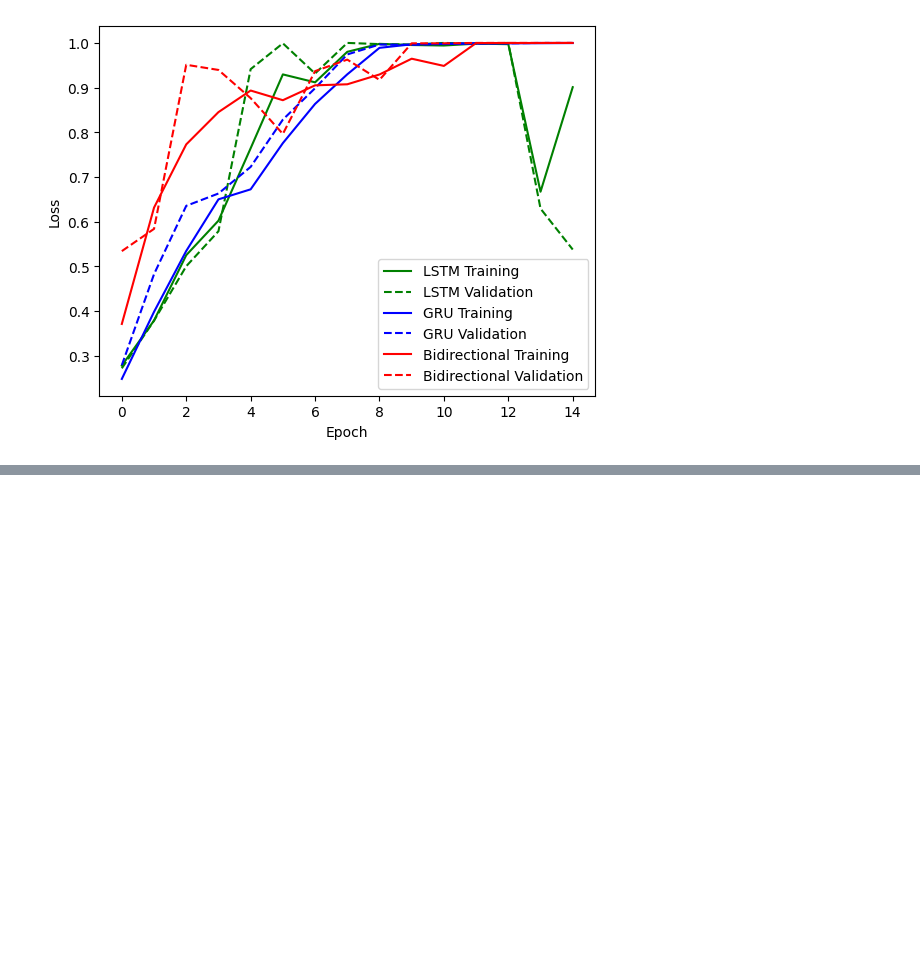
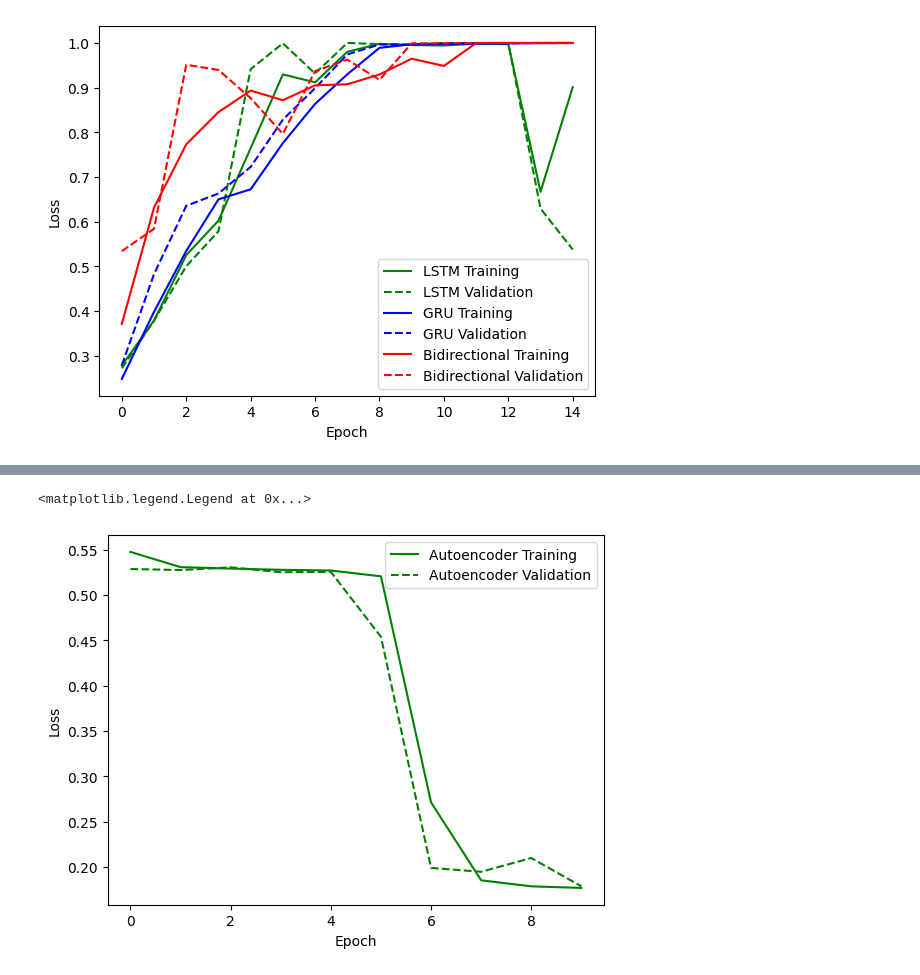
Before and after one commit to AdamBedel/ners590, a Jupyter notebook: labs/abedel_lab7.ipynb, the cells around one changed output, grey strips where cells are left out. Cells and saved outputs as stored; diff of their text form; code cells hidden in the pictures; blank space fills up the shorter version.

```diff
--- a/labs/abedel_lab7.ipynb
+++ b/labs/abedel_lab7.ipynb
@@ -270,0 +467,27 @@ print(lstm_metrics)
+# %%
+from keras.models import Model
+from keras.layers import RepeatVector, TimeDistributed
+
+# Define the encoder
+input_range = Input(shape=xtrain.shape[1:])
+x = GRU(50, kernel_initializer = 'normal', recurrent_regularizer=L1L2(0.01,0.01), return_sequences=True)(input_range)
+x = GRU(25, kernel_initializer = 'normal', recurrent_regularizer=L1L2(0.01,0.01), return_sequences=False)(x)
+encoded = RepeatVector(50)(x) # Bottleneck
+
+encoder = Model(input_range, encoded, name="encoder")
+
+# Define the decoder
+encoded_input = Input(shape=(50, 25)) # The shape from the encoder
+x = GRU(25, kernel_initializer = 'normal', recurrent_regularizer=L1L2(0.01,0.01), return_sequences=True)(encoded_input)
+x = GRU(50, kernel_initializer = 'normal', recurrent_regularizer=L1L2(0.01,0.01), return_sequences=True)(x)
+decoded = TimeDistributed(Dense(1))(x)
+
+decoder = Model(encoded_input, decoded, name="decoder")
+
+# Autoencoder model: connects the encoder and the decoder
+autoencoder_output = decoder(encoder(input_range))
+autoencoder = Model(input_range, autoencoder_output, name="autoencoder")
+autoencoder.summary()
+
+autoencoder.compile(optimizer='adam', loss='mean_absolute_error', metrics=['mean_absolute_error'])
+ae_history = autoencoder.fit(xtrain, xtrain, epochs=10, batch_size=2, validation_split=0.2)
@@ -270,0 +528,11 @@ print(lstm_metrics)
+# %%
+train_err = ae_history.history['mean_absolute_error']
+val_err = ae_history.history['val_mean_absolute_error']
+plt.plot(train_err, label='Autoencoder Training', color='g')
+plt.plot(val_err, label='Autoencoder Validation', color='g', linestyle='dashed')
+plt.xlabel('Epoch')
+plt.ylabel('Loss')
+plt.legend()
+# %% [output]
+<matplotlib.legend.Legend at 0x...>
+[figure, added]
```
Also changed, not shown: parts of 21 cells of this notebook, 1 other file.
